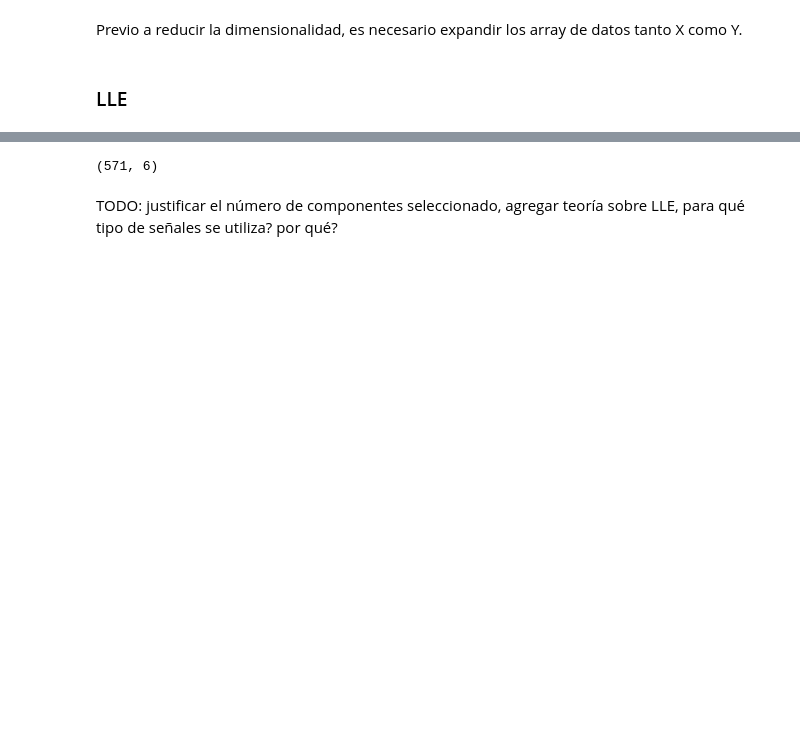
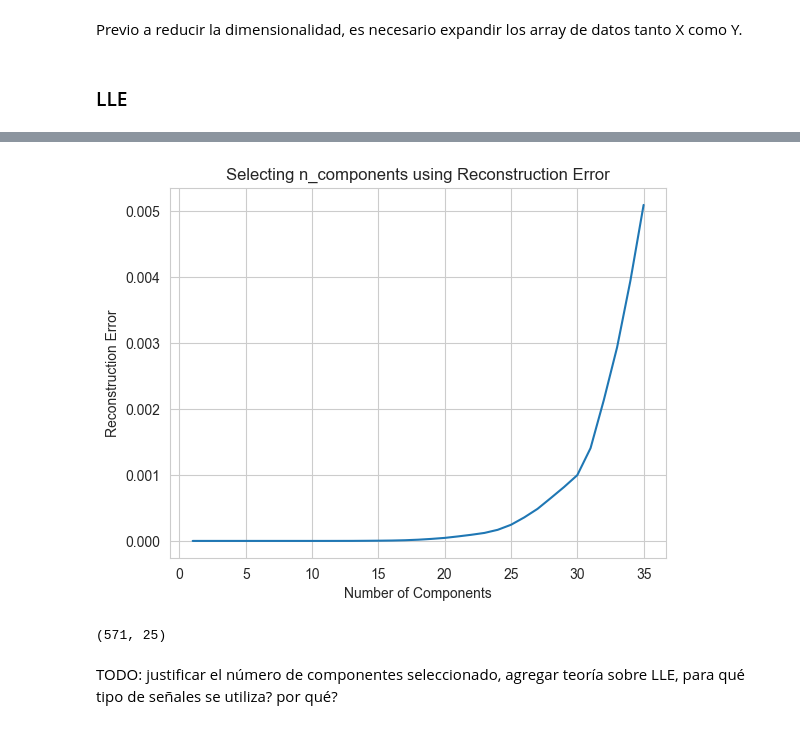
Before and after one commit to PosgradoMNA/Proyecto_Integrador_Equipo_11, a Jupyter notebook: notebooks/FeatureEngineering.ipynb, the cells around one changed output, grey strips where cells are left out. Drawn from its saved outputs; the diff is of its cells as text; code cells hidden in the pictures; blank space fills up the shorter version.

```diff
--- a/notebooks/FeatureEngineering.ipynb
+++ b/notebooks/FeatureEngineering.ipynb
@@ -245,12 +265,28 @@ y_train_data = pd.DataFrame(wavelet_train_df['y'].to_list())
+# %%
+def plot_lle_reconstruction_errors(x_train_data, max_components=35, n_neighbors=4):
+    """
+    """
+    errors = []
+    for n in range(1, max_components + 1):
+        embedding = LocallyLinearEmbedding(n_components=n, n_neighbors=n_neighbors, eigen_solver='dense')
+        embedding.fit(x_train_data)
+        errors.append(embedding.reconstruction_error_)
+
+    plt.plot(range(1, max_components + 1), errors)
+    plt.xlabel('Number of Components')
+    plt.ylabel('Reconstruction Error')
+    plt.title('Selecting n_components using Reconstruction Error')
+    plt.show()
+# %%
+plot_lle_reconstruction_errors(x_train_data, max_components=35, n_neighbors=5)
+# %% [output]
+[figure, added]
 # %%
-# Apply Locally Linear Embedding (LLE)
-from sklearn.manifold import LocallyLinearEmbedding
-
-embedding = LocallyLinearEmbedding(n_components=6, n_neighbors=4)
+embedding = LocallyLinearEmbedding(n_components=25, n_neighbors=5)
 lle_train_data = embedding.fit_transform(x_train_data)
 lle_train_data.shape
 # %% [output]
-(571, 6)
+(571, 25)
 # %% [markdown]
 TODO: justificar el número de componentes seleccionado, agregar teoría sobre LLE, para qué tipo de señales se utiliza? por qué?
 # %% [markdown]
```
Also changed, not shown: parts of 9 cells of this notebook.
